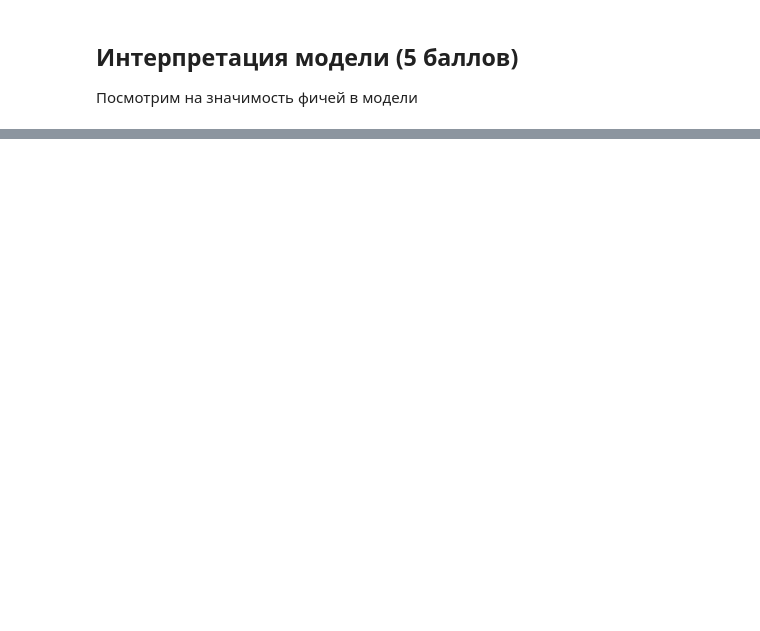
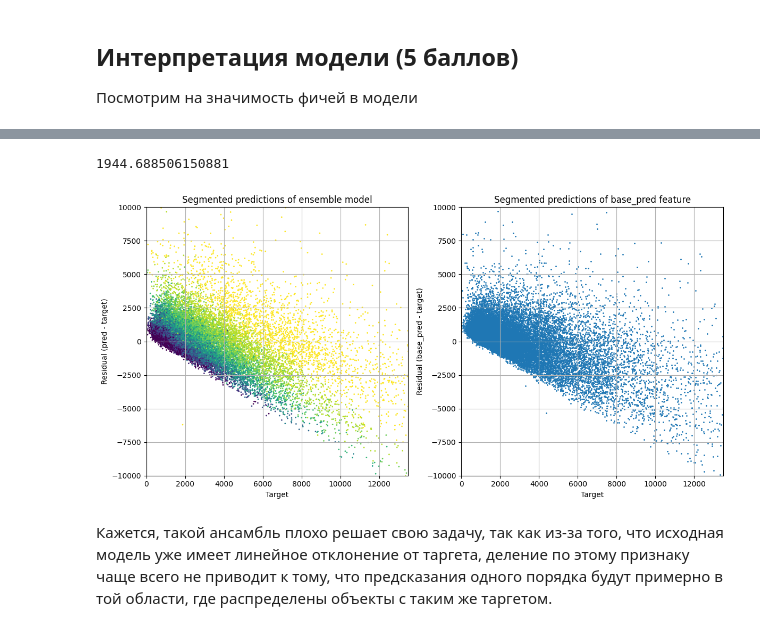
Before and after one commit to V1adych/ai-masters, a Jupyter notebook: ml2_2025/hw4/hw4.ipynb, the cells around one changed output, grey strips where cells are left out. Saved outputs shown, nothing was run; the diff lists cells and outputs as text; code cells hidden in the pictures; blank space fills up the shorter version.

```diff
--- a/ml2_2025/hw4/hw4.ipynb
+++ b/ml2_2025/hw4/hw4.ipynb
@@ -467,19 +449,0 @@ x_train["abs_residual"] = np.abs(x_train["pred"] - y_train.values)
-# %%
-for i, feat in enumerate(fi.iloc[:10]["feature"]):
-    if i % 2 == 0:
-        fig, ax = plt.subplots(nrows=1, ncols=2, figsize=(12, 5))
-
-    sns.scatterplot(
-        data=x_train,
-        x=feat,
-        y="abs_residual",
-        alpha=0.5,
-        ax=ax[i % 2],
-    )
-    ax[i % 2].set_title(f"Residual vs {feat}")
-    ax[i % 2].set_xlabel(feat)
-    ax[i % 2].set_ylabel("Residual")
-
-    if i % 2 == 1:
-        plt.show()
-        plt.close()
@@ -553,0 +819,28 @@ LGBMRegressor(n_estimators=1000, random_state=156882366)
+# %%
+x_train = x_train[all_features_pruned]
+x_val = x_val[all_features_pruned]
+
+x_train["base_pred"] = model_pruned.predict(x_train)
+x_val["base_pred"] = model_pruned.predict(x_val)
+
+num_features_ensemble = num_features_pruned + ["base_pred"]
+cat_features_ensemble = cat_features_pruned[:]
+all_features_ensemble = cat_features_ensemble + num_features_ensemble
+# %%
+ensemble = LGBMQuantileEnsembleRegressor(
+    split_feature="base_pred",
+    n_segments=10,
+    random_state=SEED,
+    cat_feature=cat_features_ensemble,
+)
+ensemble.fit(x_train[all_features_ensemble], y_train, eval_set=[(x_val[all_features_ensemble], y_val)])
+# %%
+ensemble.score_rmse(x_val, y_val)
+# %% [output]
+1944.688506150881
+# %%
+ensemble.visualize_predictions(x_val[all_features_ensemble], y_val)
+# %% [output]
+[figure, added]
+# %% [markdown]
+Кажется, такой ансамбль плохо решает свою задачу, так как из-за того, что исходная модель уже имеет линейное отклонение от таргета, деление по этому признаку чаще всего не приводит к тому, что предсказания одного порядка будут примерно в той области, где распределены объекты с таким же таргетом.
```
Also changed, not shown: parts of 38 cells of this notebook.
